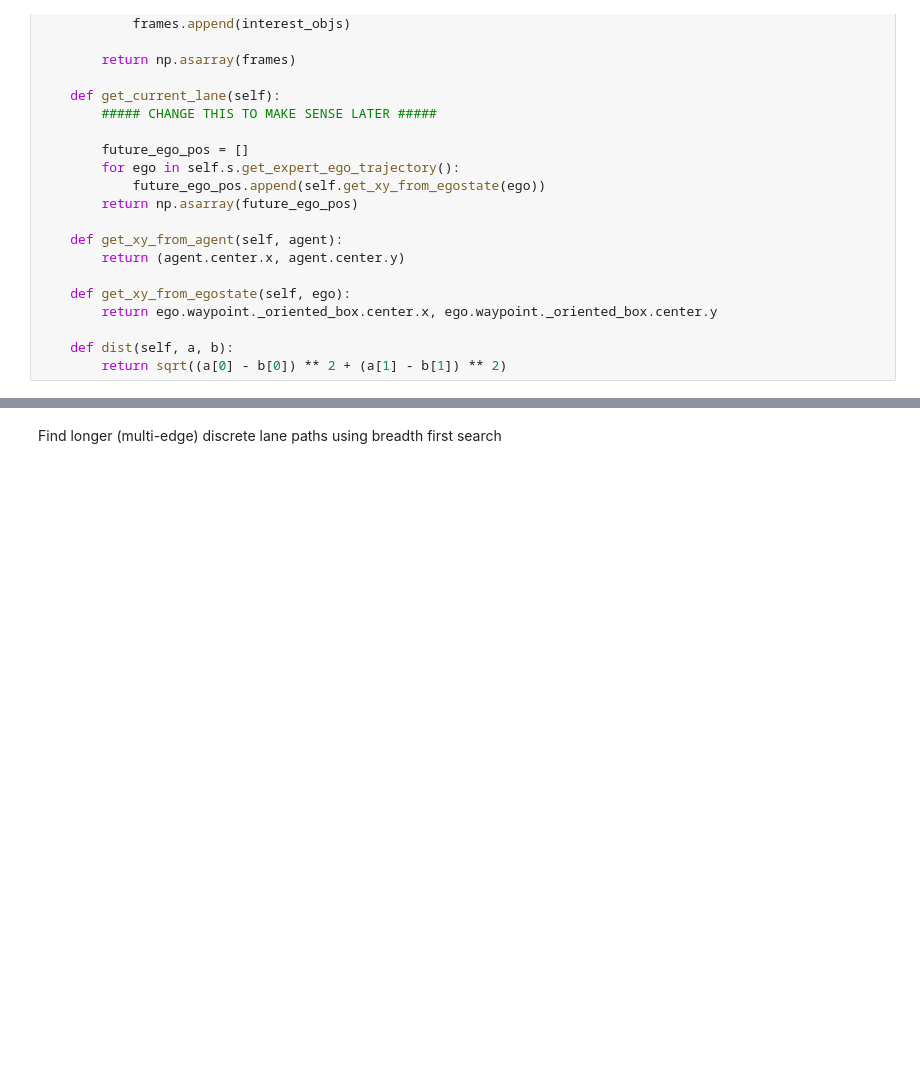
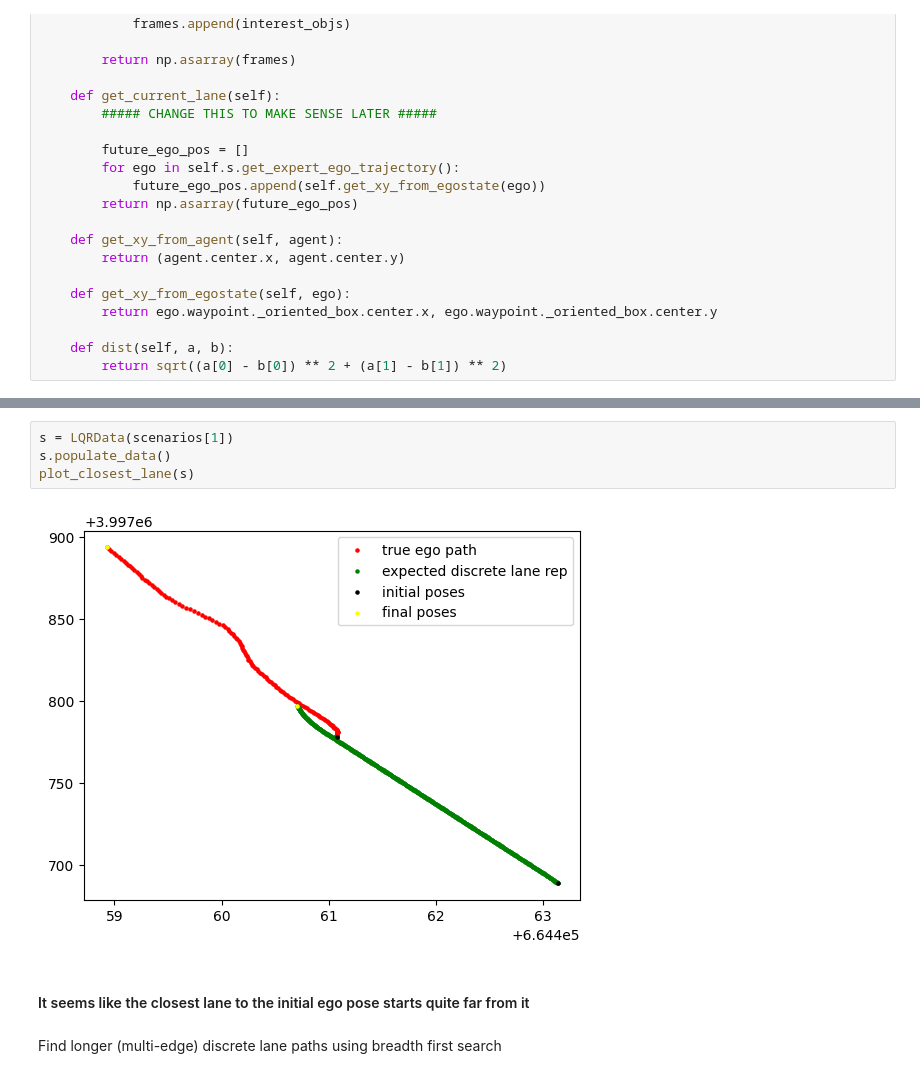
Before and after one commit to NishkaArora/multi_agent_planner_nuplan, a Jupyter notebook: tutorials/practicing_accessing_data.ipynb, the cells around one changed output, grey strips where cells are left out. Saved outputs shown, nothing was run; the diff lists cells and outputs as text; blank space fills up the shorter version.

```diff
--- a/tutorials/practicing_accessing_data.ipynb
+++ b/tutorials/practicing_accessing_data.ipynb
@@ -161,3 +177,11 @@ plt.scatter(discrete_lane_x, discrete_lane_y, color='g', s=5)
+# %%
+s = LQRData(scenarios[1])
+s.populate_data()
+plot_closest_lane(s)
+# %% [output]
+[figure, added]
+# %% [markdown]
+#### It seems like the closest lane to the initial ego pose starts quite far from it
 # %% [markdown]
 Find longer (multi-edge) discrete lane paths using breadth first search
 # %%
```
Also changed, not shown: parts of 3 cells of this notebook.
